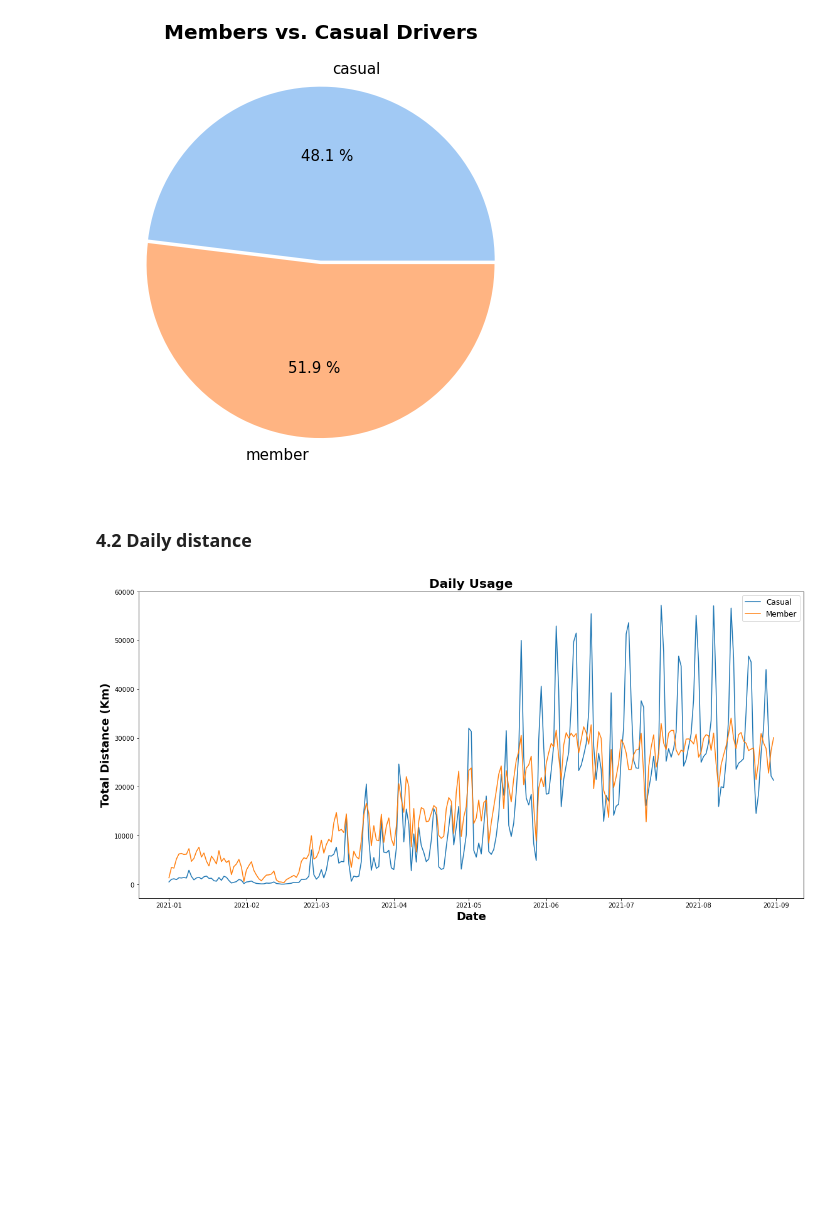
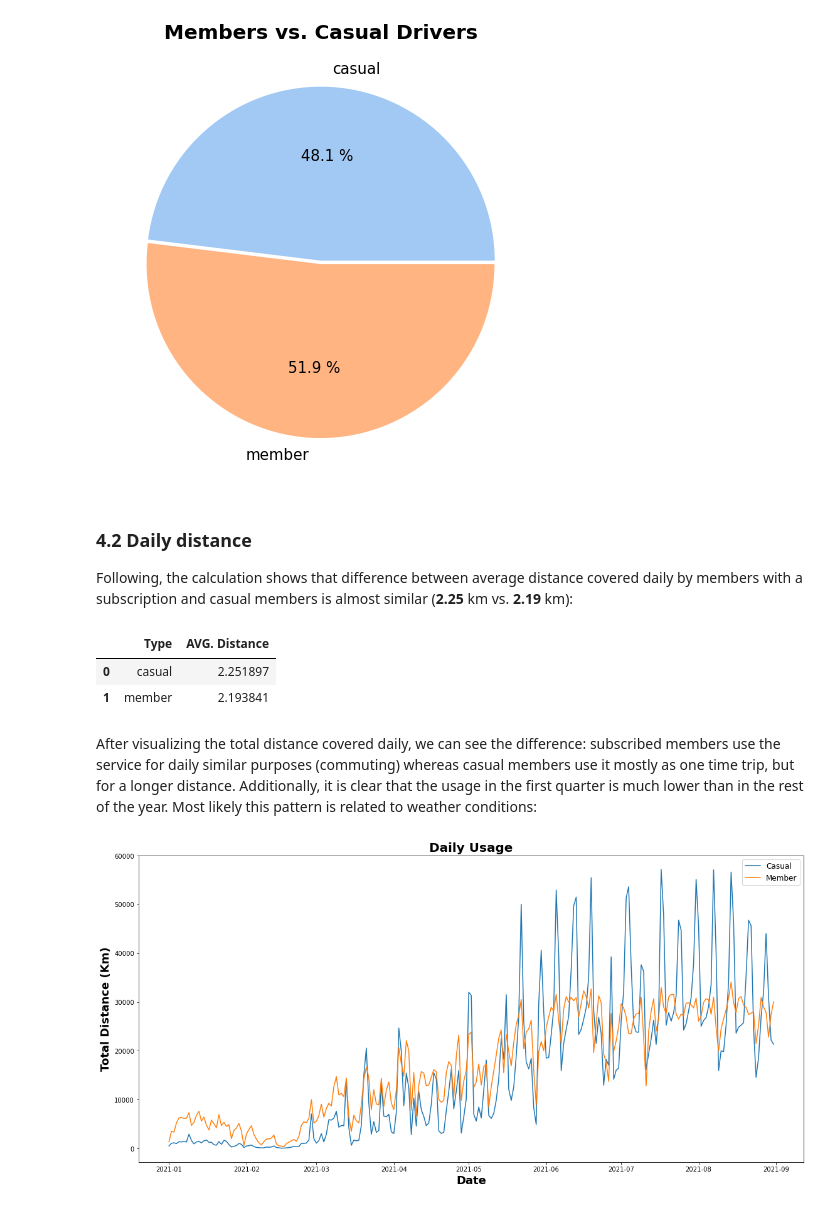
Before and after one commit to artyomvp1/projects, a Jupyter notebook: cyclistic/cyclistic.ipynb, the cells around one changed output. Drawn from its saved outputs; the diff is of its cells as text; code cells hidden in the pictures; blank space fills up the shorter version.

```diff
--- a/cyclistic/cyclistic.ipynb
+++ b/cyclistic/cyclistic.ipynb
@@ -271,6 +256,19 @@ plt.title('Members vs. Casual Drivers', fontdict={'fontweight':'bold', 'fontsize
 plt.show()
 # %% [output]
 [figure]
-# %% [markdown]
-### 4.2 Daily distance
+# %% [markdown]
+### 4.2 Daily distance
+Following, the calculation shows that difference between average distance covered daily by members with a subscription and casual members is almost similar (**2.25** km vs. **2.19** km):
+# %%
+# Table with average overall distance
+member_avg_distance = df[['member_casual', 'distance_km']].groupby('member_casual').mean()
+member_avg_distance.reset_index(drop=False, inplace=True)
+member_avg_distance.rename(columns={'member_casual':'Type', 'distance_km':'AVG. Distance'}, inplace=True)
+member_avg_distance
+# %% [output]
+|  | Type | AVG. Distance |
+| 0 | casual | 2.251897 |
+| 1 | member | 2.193841 |
+# %% [markdown]
+After visualizing the total distance covered daily, we can see the difference: subscribed members use the service for daily similar purposes (commuting) whereas casual members use it mostly as one time trip, but for a longer distance. Additionally, it is clear that the usage in the first quarter is much lower than in the rest of the year. Most likely this pattern is related to weather conditions:
 # %%
```
Also changed, not shown: parts of 27 cells of this notebook.
